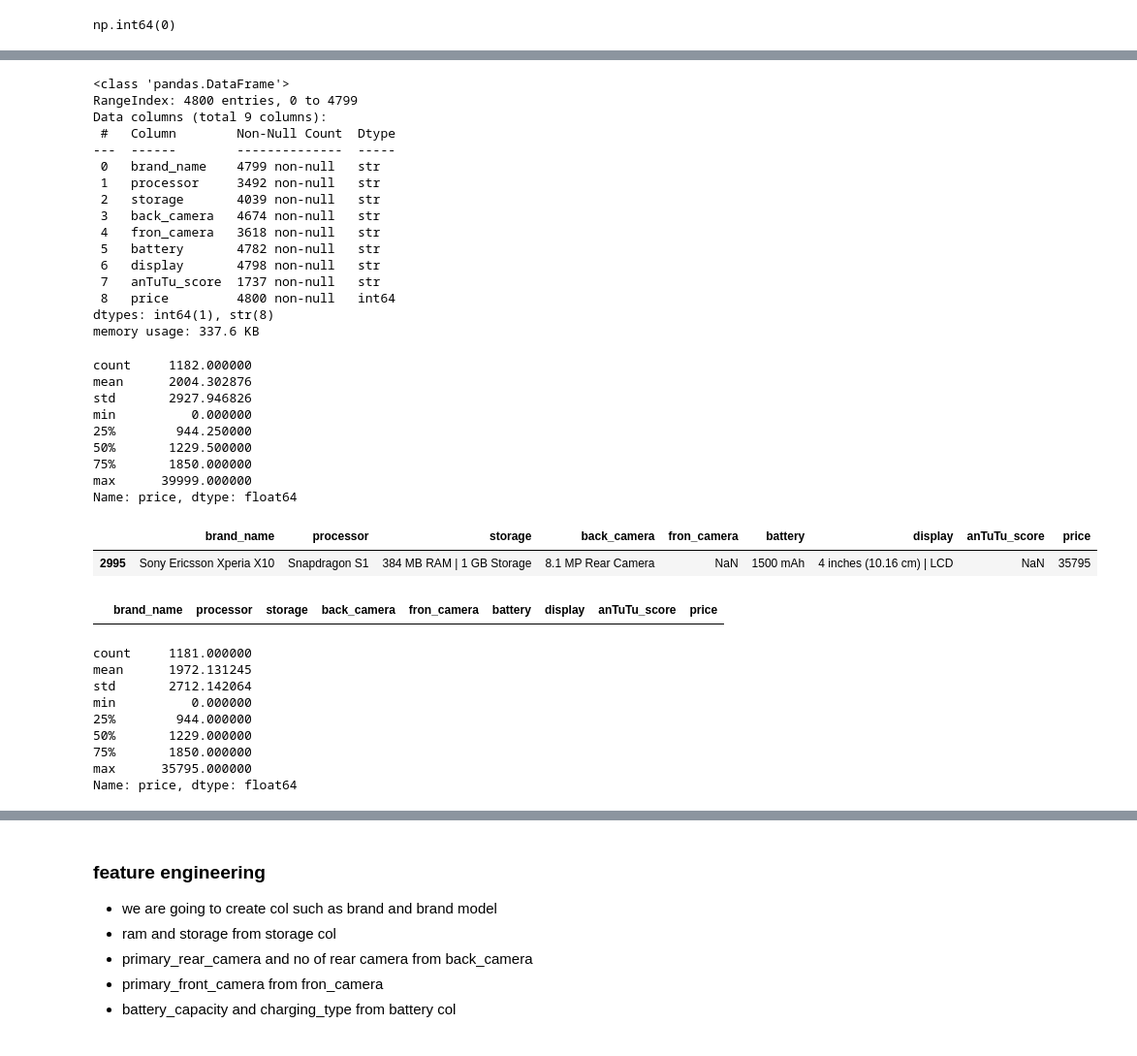
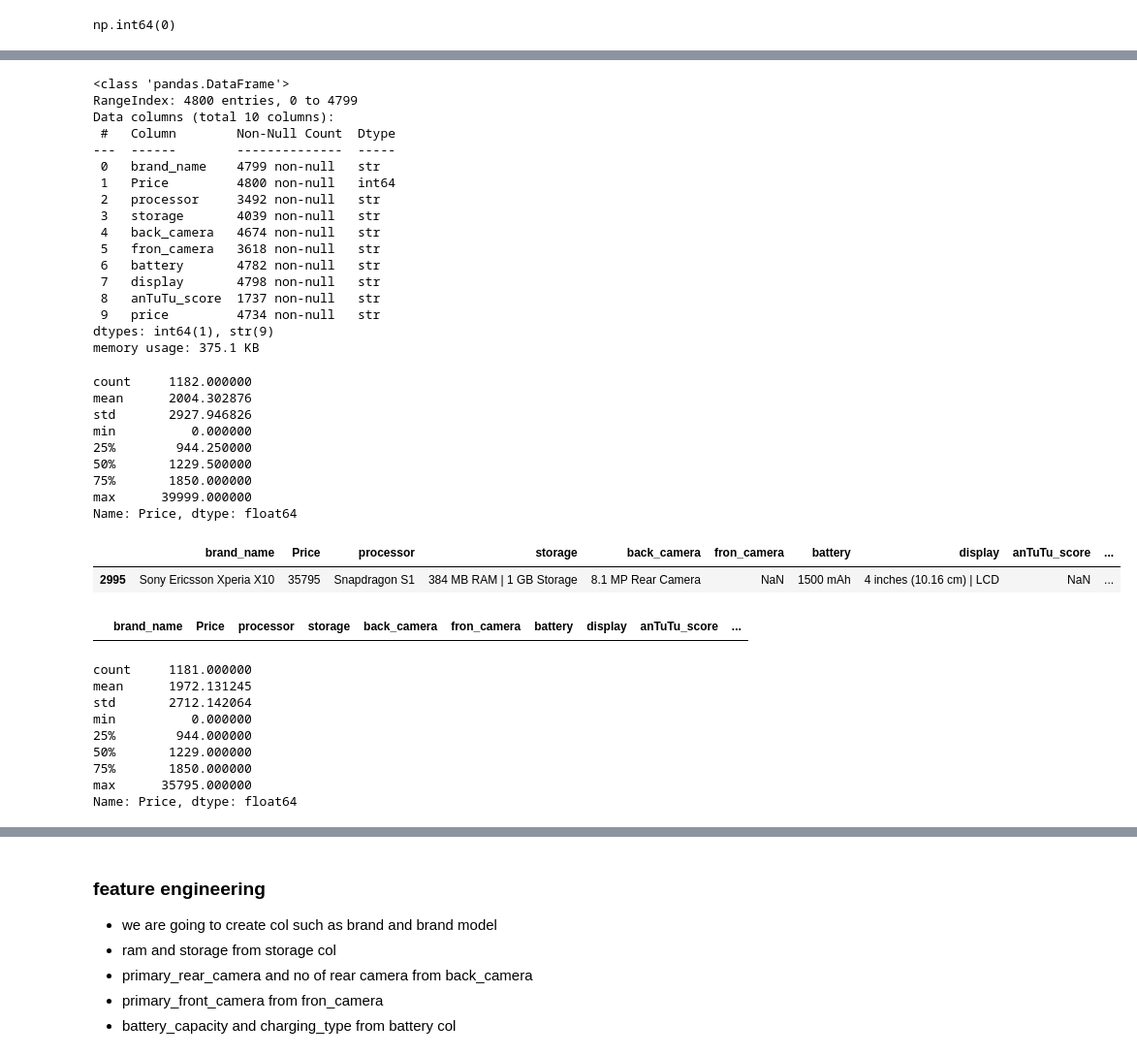
Before and after one commit to harshit00052/91-mobiles-smartphone-analysis, a Jupyter notebook: data_assessing&cleaning/assessing_cleaning.ipynb, the cells around one changed output, grey strips where cells are left out. Shown at 97% size. Saved outputs shown, nothing was run; the diff lists cells and outputs as text; code cells hidden in the pictures.

```diff
--- a/data_assessing&cleaning/assessing_cleaning.ipynb
+++ b/data_assessing&cleaning/assessing_cleaning.ipynb
@@ -96,2 +94,3 @@ df.sample(15)
 # %%
-df['price'] = df['price'].str.replace('₹', '').str.replace(',', '')
+Price = df['price'].str.replace('₹', '').str.replace(',', '')
+df.insert(1, 'Price', value=Price)
@@ -98,5 +117,5 @@ df['price'] = df['price'].str.replace('₹', '').str.replace(',', '')
 # %%
-df['price'] = df['price'].fillna(0).astype(int)
+df['Price'] = df['Price'].fillna(0).astype(int)
 # %%
 df.sample(1)
 # %% [output]
@@ -107,24 +126,25 @@ df.info()
 # %% [output]
 <class 'pandas.DataFrame'>
 RangeIndex: 4800 entries, 0 to 4799
-Data columns (total 9 columns):
+Data columns (total 10 columns):
  #   Column        Non-Null Count  Dtype
 ---  ------        --------------  -----
  0   brand_name    4799 non-null   str
- 1   processor     3492 non-null   str
- 2   storage       4039 non-null   str
- 3   back_camera   4674 non-null   str
- 4   fron_camera   3618 non-null   str
- 5   battery       4782 non-null   str
- 6   display       4798 non-null   str
- 7   anTuTu_score  1737 non-null   str
- 8   price         4800 non-null   int64
-dtypes: int64(1), str(8)
-memory usage: 337.6 KB
+ 1   Price         4800 non-null   int64
+ 2   processor     3492 non-null   str
+ 3   storage       4039 non-null   str
+ 4   back_camera   4674 non-null   str
+ 5   fron_camera   3618 non-null   str
+ 6   battery       4782 non-null   str
+ 7   display       4798 non-null   str
+ 8   anTuTu_score  1737 non-null   str
+ 9   price         4734 non-null   str
+dtypes: int64(1), str(9)
+memory usage: 375.1 KB
 # %%
 df1 = df
 # %%
-df[df['fron_camera'].isnull()]['price'].describe()
+df[df['fron_camera'].isnull()]['Price'].describe()
 # %% [output]
 count     1182.000000
 mean      2004.302876
@@ -134,20 +154,20 @@ min          0.000000
 50%       1229.500000
 75%       1850.000000
 max      39999.000000
-Name: price, dtype: float64
+Name: Price, dtype: float64
 # %%
-df[(df['price'] == 35795)&(df['fron_camera'].isnull())]
+df[(df['Price'] == 35795)&(df['fron_camera'].isnull())]
 # %% [output]
-|  | brand_name | processor | storage | back_camera | fron_camera | battery | display | anTuTu_score | price |
-| 2995 | Sony Ericsson Xperia X10 | Snapdragon S1 | 384 MB RAM | 1 GB Storage | 8.1 MP Rear Camera | NaN | 1500 mAh | 4 inches (10.16 cm) | LCD | NaN | 35795 |
+|  | brand_name | Price | processor | storage | back_camera | fron_camera | battery | display | anTuTu_score | ... |
+| 2995 | Sony Ericsson Xperia X10 | 35795 | Snapdragon S1 | 384 MB RAM | 1 GB Storage | 8.1 MP Rear Camera | NaN | 1500 mAh | 4 inches (10.16 cm) | LCD | NaN | ... |
 # %%
 df.drop(1174, inplace=True)
 # %%
-df[(df['price'] == 39999)&(df['fron_camera'].isnull())]
+df[(df['Price'] == 39999)&(df['fron_camera'].isnull())]
 # %% [output]
-|  | brand_name | processor | storage | back_camera | fron_camera | battery | display | anTuTu_score | price |
+|  | brand_name | Price | processor | storage | back_camera | fron_camera | battery | display | anTuTu_score | ... |
 # %%
-df[df['fron_camera'].isnull()]['price'].describe()
+df[df['fron_camera'].isnull()]['Price'].describe()
 # %% [output]
 count     1181.000000
 mean      1972.131245
@@ -157,7 +177,7 @@ min          0.000000
 50%       1229.000000
 75%       1850.000000
 max      35795.000000
-Name: price, dtype: float64
+Name: Price, dtype: float64
 # %%
 df.loc[df['brand_name'] == 'Motorola Razr 50 Ultra', 'display'] = df.loc[df['brand_name'] == 'Motorola Razr 50 Ultra','display'
 ].str.split(':').str[1]
```
Also changed, not shown: parts of 30 cells of this notebook, 2 other files.
